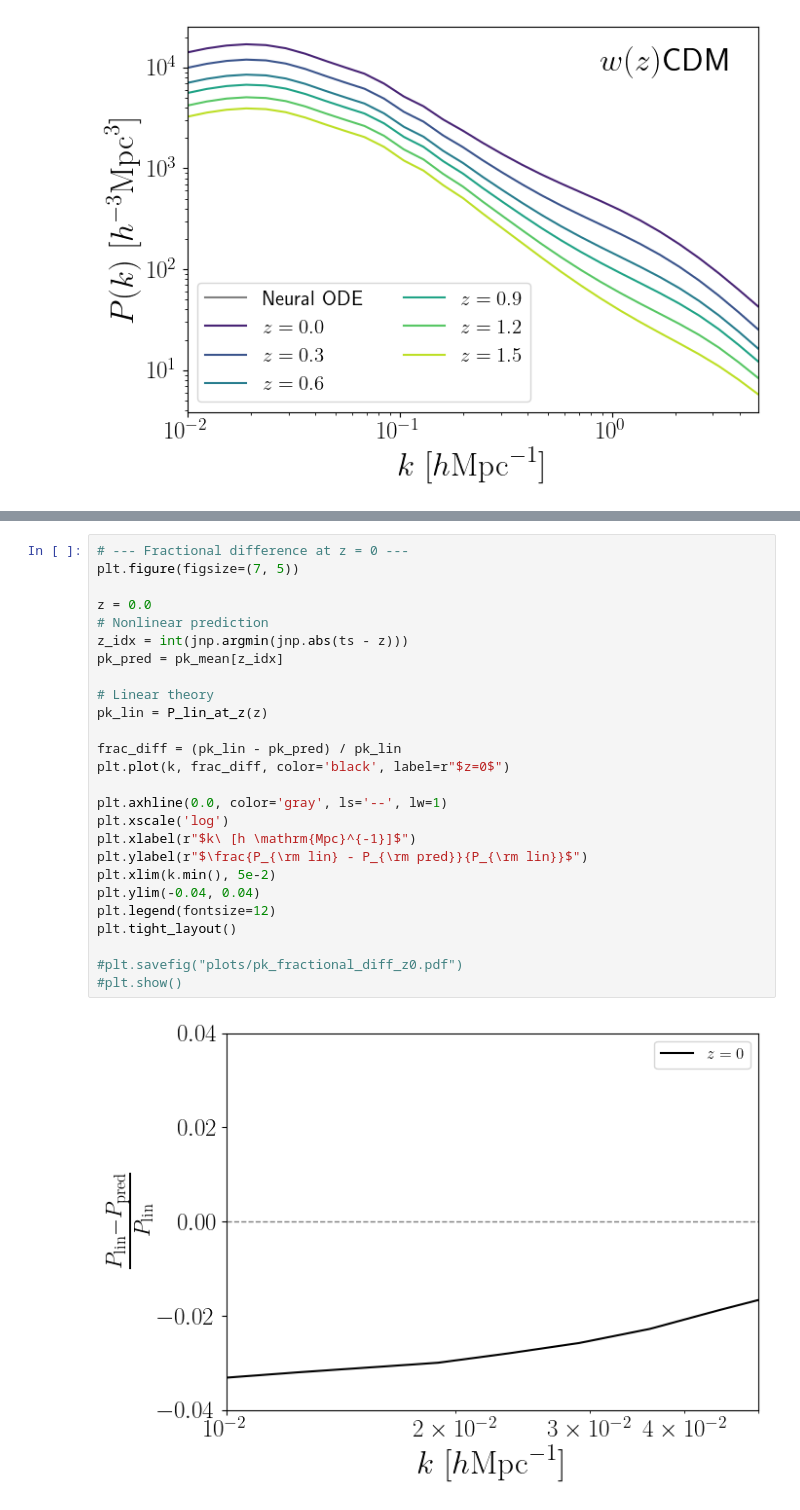
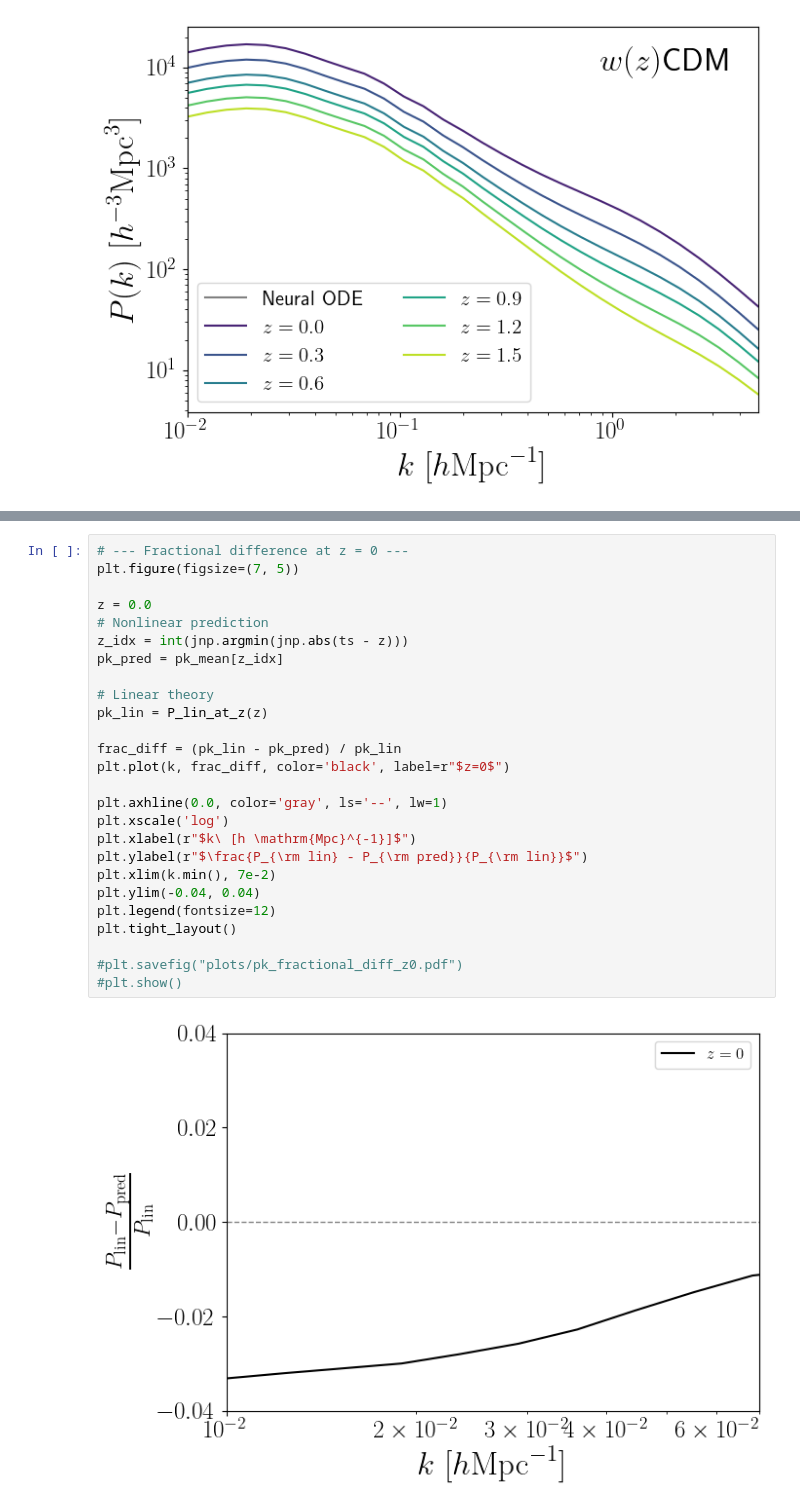
Before and after one commit to pltaylor16/odd_emu, a Jupyter notebook: bacco/results_bacco.ipynb, the cells around one changed output, grey strips where cells are left out. Saved outputs shown, nothing was run; the diff lists cells and outputs as text.

```diff
--- a/bacco/results_bacco.ipynb
+++ b/bacco/results_bacco.ipynb
@@ -991,28 +991,28 @@ plt.savefig("plots/pk_wz.pdf")
 # %%
 # --- Fractional difference at z = 0 ---
 plt.figure(figsize=(7, 5))
 
 z = 0.0
 # Nonlinear prediction
 z_idx = int(jnp.argmin(jnp.abs(ts - z)))
 pk_pred = pk_mean[z_idx]
 
 # Linear theory
 pk_lin = P_lin_at_z(z)
 
 frac_diff = (pk_lin - pk_pred) / pk_lin
 plt.plot(k, frac_diff, color='black', label=r"$z=0$")
 
 plt.axhline(0.0, color='gray', ls='--', lw=1)
 plt.xscale('log')
 plt.xlabel(r"$k\ [h \mathrm{Mpc}^{-1}]$")
 plt.ylabel(r"$\frac{P_{\rm lin} - P_{\rm pred}}{P_{\rm lin}}$")
-plt.xlim(k.min(), 5e-2)
+plt.xlim(k.min(), 7e-2)
 plt.ylim(-0.04, 0.04)
 plt.legend(fontsize=12)
 plt.tight_layout()
 
 #plt.savefig("plots/pk_fractional_diff_z0.pdf")
 #plt.show()
 # %% [output]
-[figure, old version]
+[figure, new version]
```
Also changed, not shown: parts of 1 cell of this notebook.
